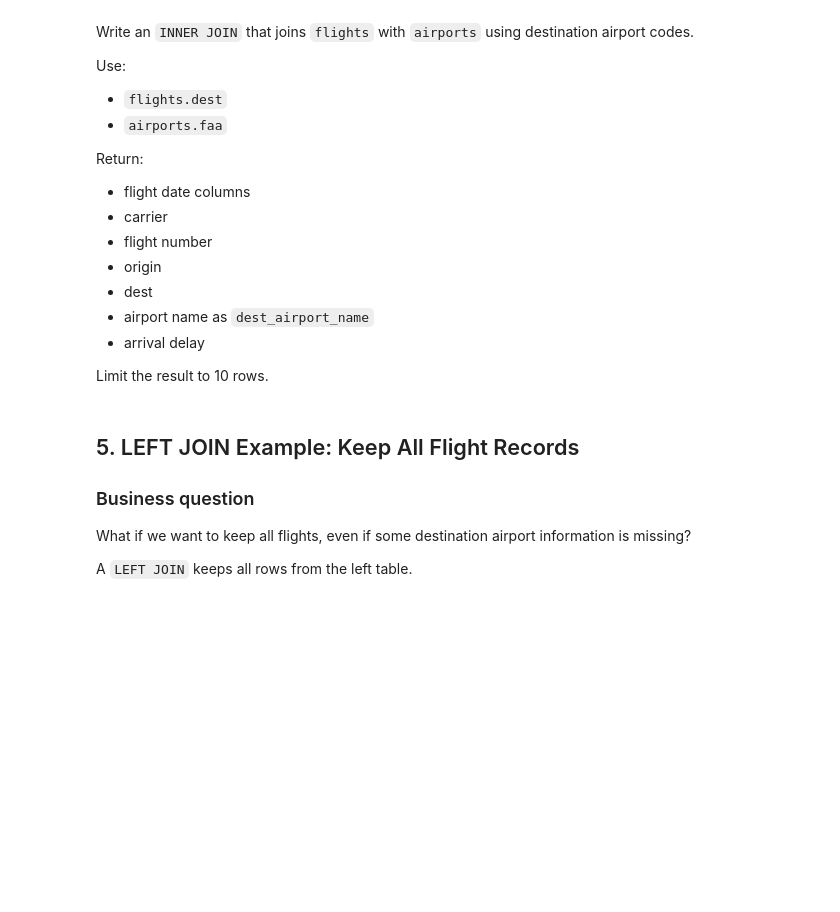
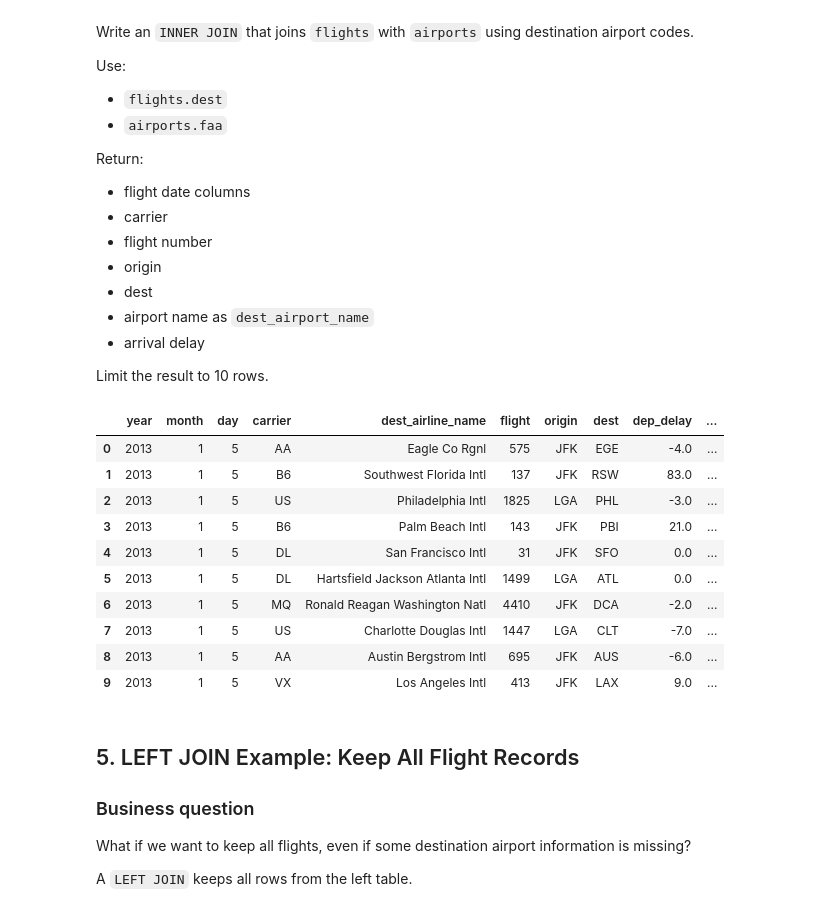
Before and after one commit to h4mmus/ban6003-week9-10-leoahmetovic, a Jupyter notebook: notebooks/module10_sql_joins_abt_guided_lab.ipynb, the cells around one changed output. Cells and saved outputs as stored; diff of their text form; code cells hidden in the pictures; blank space fills up the shorter version.

Commit message:
Complete Module 10 SQL joins and ABT lab

```diff
--- a/notebooks/module10_sql_joins_abt_guided_lab.ipynb
+++ b/notebooks/module10_sql_joins_abt_guided_lab.ipynb
@@ -236,11 +257,37 @@ Limit the result to 10 rows.
 # %%
 # Your Turn 1
 
 query = '''
-
+SELECT
+    f.year,
+    f.month,
+    f.day,
+    f.carrier,
+    a.name AS dest_airline_name,
+    f.flight,
+    f.origin,
+    f.dest,
+    f.dep_delay,
+    f.arr_delay
+FROM flights AS f
+INNER JOIN airports AS a
+    ON f.dest = a.faa
+LIMIT 10;
 '''
 
 run_query(query, engine)
+# %% [output]
+|  | year | month | day | carrier | dest_airline_name | flight | origin | dest | dep_delay | ... |
+| 0 | 2013 | 1 | 5 | AA | Eagle Co Rgnl | 575 | JFK | EGE | -4.0 | ... |
+| 1 | 2013 | 1 | 5 | B6 | Southwest Florida Intl | 137 | JFK | RSW | 83.0 | ... |
+| 2 | 2013 | 1 | 5 | US | Philadelphia Intl | 1825 | LGA | PHL | -3.0 | ... |
+| 3 | 2013 | 1 | 5 | B6 | Palm Beach Intl | 143 | JFK | PBI | 21.0 | ... |
+| 4 | 2013 | 1 | 5 | DL | San Francisco Intl | 31 | JFK | SFO | 0.0 | ... |
+| 5 | 2013 | 1 | 5 | DL | Hartsfield Jackson Atlanta Intl | 1499 | LGA | ATL | 0.0 | ... |
+| 6 | 2013 | 1 | 5 | MQ | Ronald Reagan Washington Natl | 4410 | JFK | DCA | -2.0 | ... |
+| 7 | 2013 | 1 | 5 | US | Charlotte Douglas Intl | 1447 | LGA | CLT | -7.0 | ... |
+| 8 | 2013 | 1 | 5 | AA | Austin Bergstrom Intl | 695 | JFK | AUS | -6.0 | ... |
+| 9 | 2013 | 1 | 5 | VX | Los Angeles Intl | 413 | JFK | LAX | 9.0 | ... |
 # %% [markdown]
 ## 5. LEFT JOIN Example: Keep All Flight Records
 
```
Also changed, not shown: parts of 31 cells of this notebook, 3 other files.
